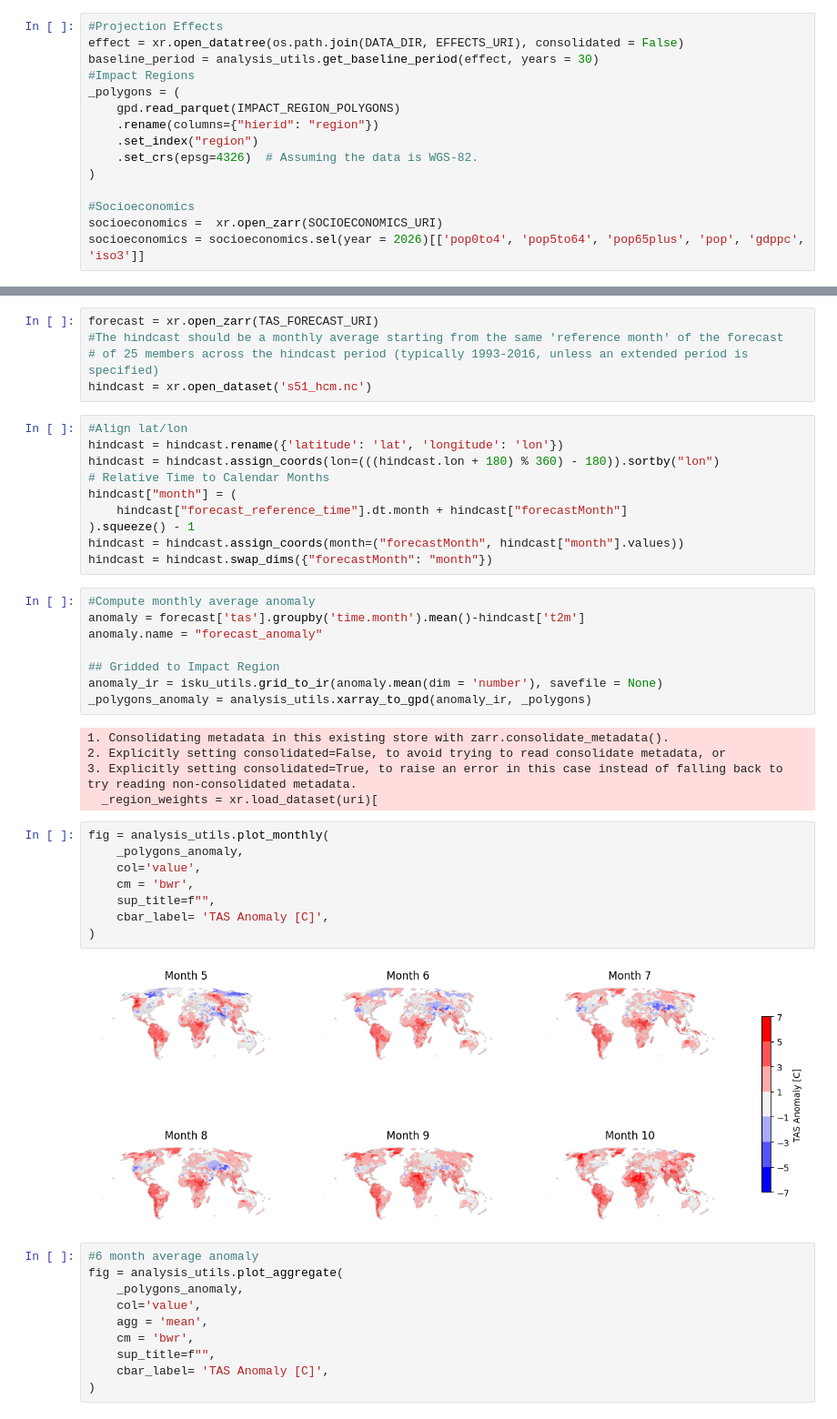
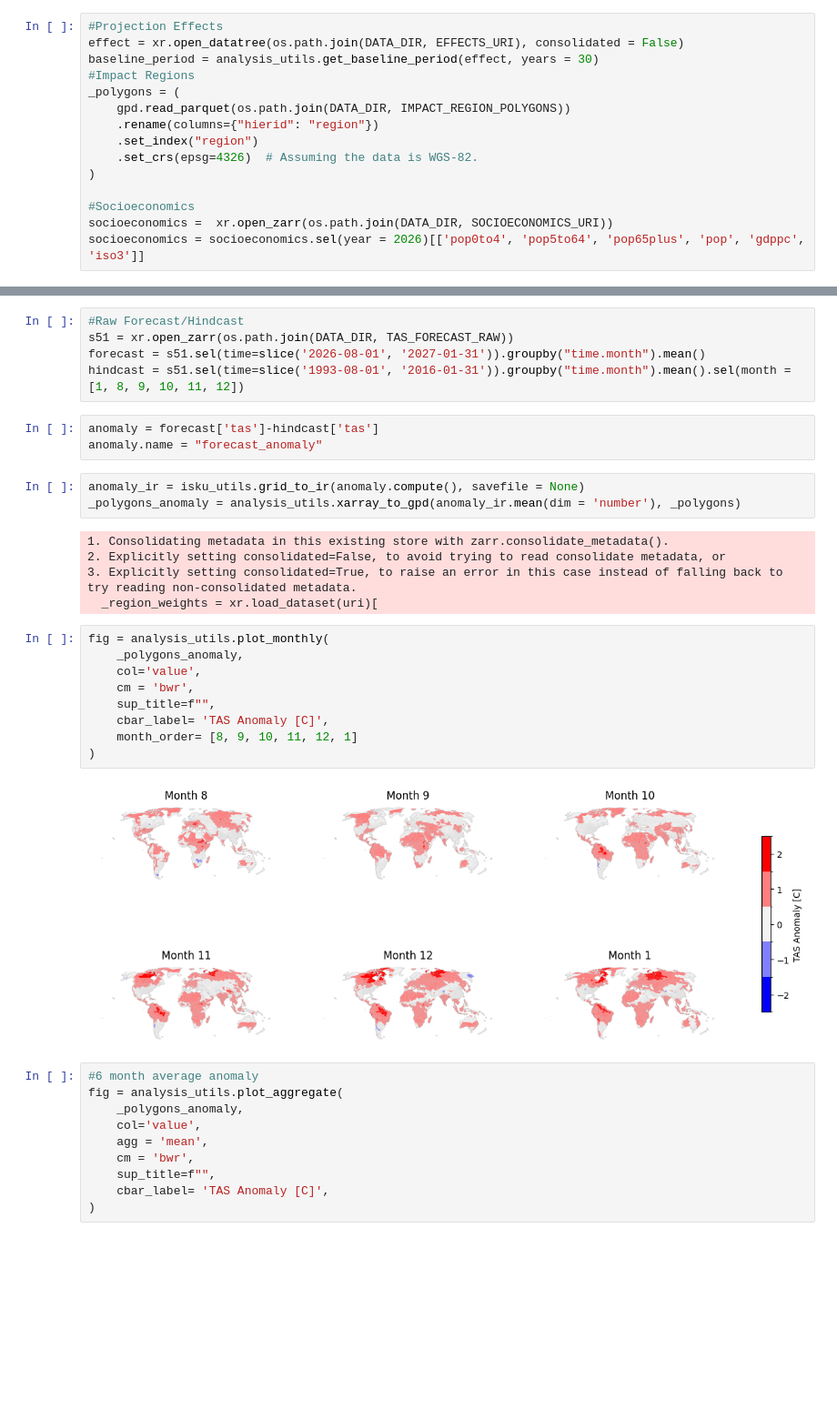
Before and after one commit to ClimateImpactLab/poreallas, a Jupyter notebook: analysis/a00_seasonal_forecast_analysis.ipynb, the cells around one changed output, grey strips where cells are left out. Shown at 91% size. Cells and saved outputs as stored; diff of their text form; blank space fills up the shorter version.

```diff
--- a/analysis/a00_seasonal_forecast_analysis.ipynb
+++ b/analysis/a00_seasonal_forecast_analysis.ipynb
@@ -43,14 +45,14 @@ effect = xr.open_datatree(os.path.join(DATA_DIR, EFFECTS_URI), consolidated = Fa
 baseline_period = analysis_utils.get_baseline_period(effect, years = 30)
 #Impact Regions
 _polygons = (
-    gpd.read_parquet(IMPACT_REGION_POLYGONS)
+    gpd.read_parquet(os.path.join(DATA_DIR, IMPACT_REGION_POLYGONS))
     .rename(columns={"hierid": "region"})
     .set_index("region")
     .set_crs(epsg=4326)  # Assuming the data is WGS-82.
 )
 
 #Socioeconomics
-socioeconomics =  xr.open_zarr(SOCIOECONOMICS_URI)
+socioeconomics =  xr.open_zarr(os.path.join(DATA_DIR, SOCIOECONOMICS_URI))
 socioeconomics = socioeconomics.sel(year = 2026)[['pop0to4', 'pop5to64', 'pop65plus', 'pop', 'gdppc', 'iso3']]
 # %% [markdown]
 # Compute Impact
@@ -127,28 +131,16 @@ fig = analysis_utils.plot_monthly(
 # %% [markdown]
 ## Forecast Anomaly
 # %%
-forecast = xr.open_zarr(TAS_FORECAST_URI)
-#The hindcast should be a monthly average starting from the same 'reference month' of the forecast
-# of 25 members across the hindcast period (typically 1993-2016, unless an extended period is specified)
-hindcast = xr.open_dataset('s51_hcm.nc')
+#Raw Forecast/Hindcast
+s51 = xr.open_zarr(os.path.join(DATA_DIR, TAS_FORECAST_RAW))
+forecast = s51.sel(time=slice('2026-08-01', '2027-01-31')).groupby("time.month").mean()
+hindcast = s51.sel(time=slice('1993-08-01', '2016-01-31')).groupby("time.month").mean().sel(month = [1, 8, 9, 10, 11, 12])
 # %%
-#Align lat/lon
-hindcast = hindcast.rename({'latitude': 'lat', 'longitude': 'lon'})
-hindcast = hindcast.assign_coords(lon=(((hindcast.lon + 180) % 360) - 180)).sortby("lon")
-# Relative Time to Calendar Months
-hindcast["month"] = (
-    hindcast["forecast_reference_time"].dt.month + hindcast["forecastMonth"]
-).squeeze() - 1
-hindcast = hindcast.assign_coords(month=("forecastMonth", hindcast["month"].values))
-hindcast = hindcast.swap_dims({"forecastMonth": "month"})
+anomaly = forecast['tas']-hindcast['tas']
+anomaly.name = "forecast_anomaly"
 # %%
-#Compute monthly average anomaly
-anomaly = forecast['tas'].groupby('time.month').mean()-hindcast['t2m']
-anomaly.name = "forecast_anomaly"
-
-## Gridded to Impact Region
-anomaly_ir = isku_utils.grid_to_ir(anomaly.mean(dim = 'number'), savefile = None)
-_polygons_anomaly = analysis_utils.xarray_to_gpd(anomaly_ir, _polygons)
+anomaly_ir = isku_utils.grid_to_ir(anomaly.compute(), savefile = None)
+_polygons_anomaly = analysis_utils.xarray_to_gpd(anomaly_ir.mean(dim = 'number'), _polygons)
 # %% [output]
 1. Consolidating metadata in this existing store with zarr.consolidate_metadata().
 2. Explicitly setting consolidated=False, to avoid trying to read consolidate metadata, or
@@ -157,13 +149,14 @@ _polygons_anomaly = analysis_utils.xarray_to_gpd(anomaly_ir, _polygons)
 # %%
 fig = analysis_utils.plot_monthly(
     _polygons_anomaly,
     col='value',
     cm = 'bwr',
     sup_title=f"",
     cbar_label= 'TAS Anomaly [C]',
+    month_order= [8, 9, 10, 11, 12, 1]
 )
 # %% [output]
-[figure, old version]
+[figure, new version]
 # %%
 #6 month average anomaly
 fig = analysis_utils.plot_aggregate(
```
Also changed, not shown: parts of 13 cells of this notebook.
